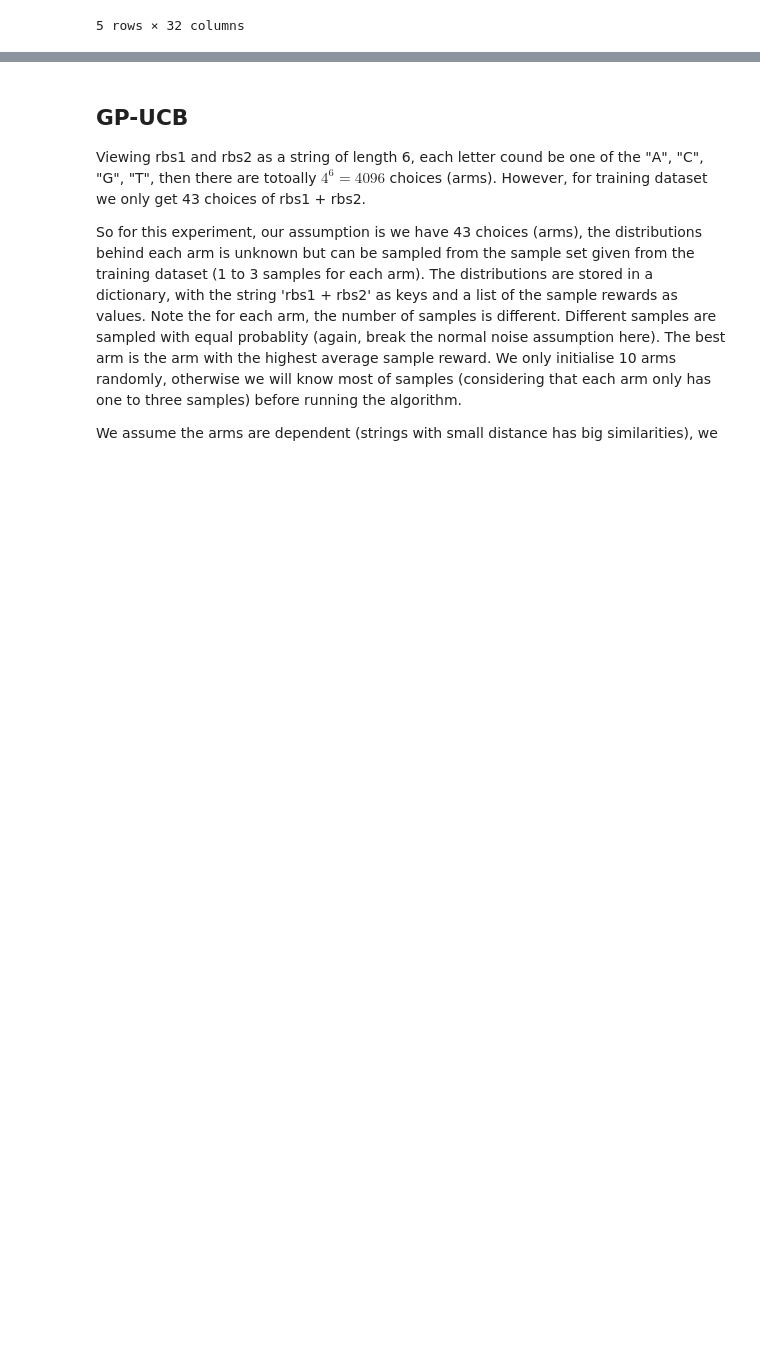
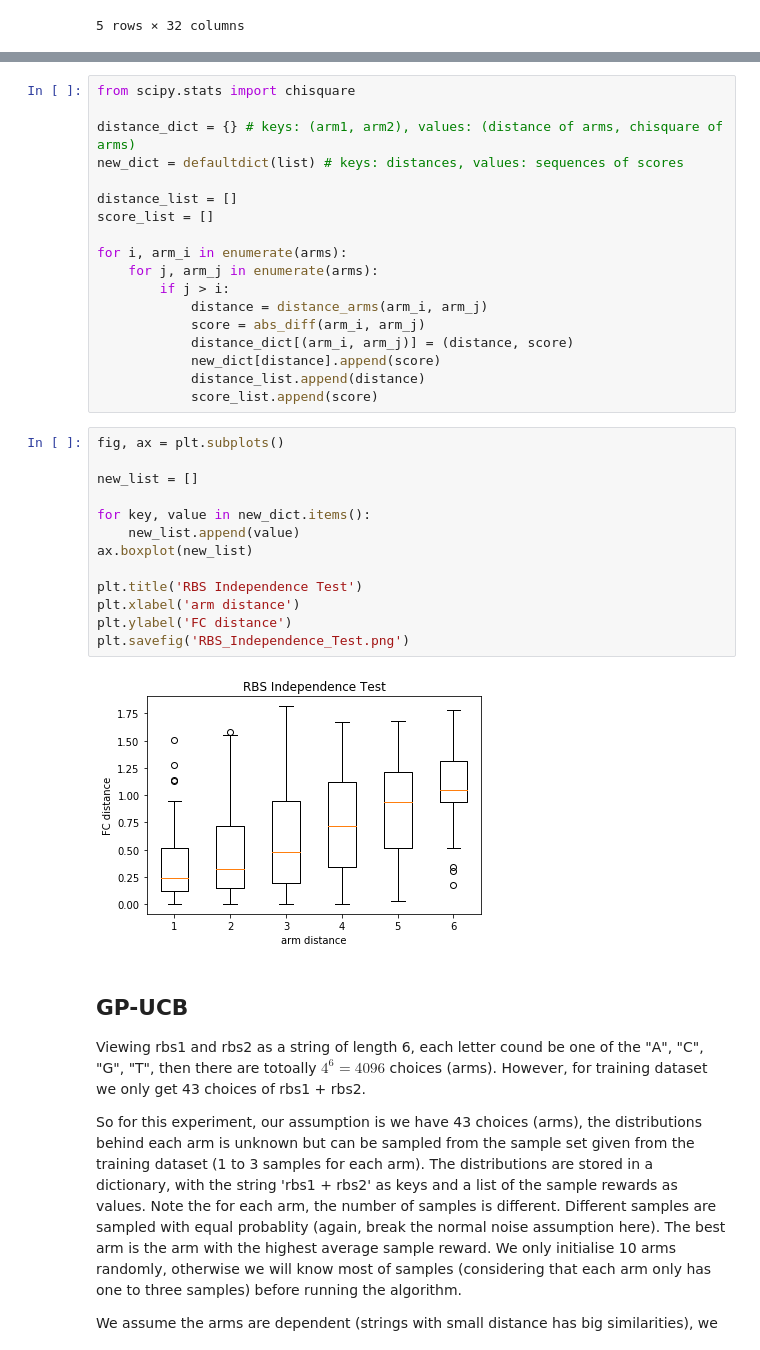
Before and after one commit to chengsoonong/eheye, a Jupyter notebook: SynBio/gpucb_bio.ipynb, the cells around one changed output, grey strips where cells are left out. Saved outputs shown, nothing was run; the diff lists cells and outputs as text; blank space fills up the shorter version.

Commit message:
independence test

```diff
--- a/SynBio/gpucb_bio.ipynb
+++ b/SynBio/gpucb_bio.ipynb
@@ -31,3 +74,36 @@ df.head()
+# %%
+from scipy.stats import chisquare
+
+distance_dict = {} # keys: (arm1, arm2), values: (distance of arms, chisquare of arms)
+new_dict = defaultdict(list) # keys: distances, values: sequences of scores
+
+distance_list = []
+score_list = []
+
+for i, arm_i in enumerate(arms):
+    for j, arm_j in enumerate(arms):
+        if j > i:
+            distance = distance_arms(arm_i, arm_j)
+            score = abs_diff(arm_i, arm_j)
+            distance_dict[(arm_i, arm_j)] = (distance, score)
+            new_dict[distance].append(score)
+            distance_list.append(distance)
+            score_list.append(score)
+# %%
+fig, ax = plt.subplots()
+
+new_list = []
+
+for key, value in new_dict.items():
+    new_list.append(value)
+ax.boxplot(new_list)
+
+plt.title('RBS Independence Test')
+plt.xlabel('arm distance')
+plt.ylabel('FC distance')
+plt.savefig('RBS_Independence_Test.png')
+# %% [output]
+[figure, added]
 # %% [markdown]
 ## GP-UCB
 
```
Also changed, not shown: parts of 6 cells of this notebook, 2 other files.
